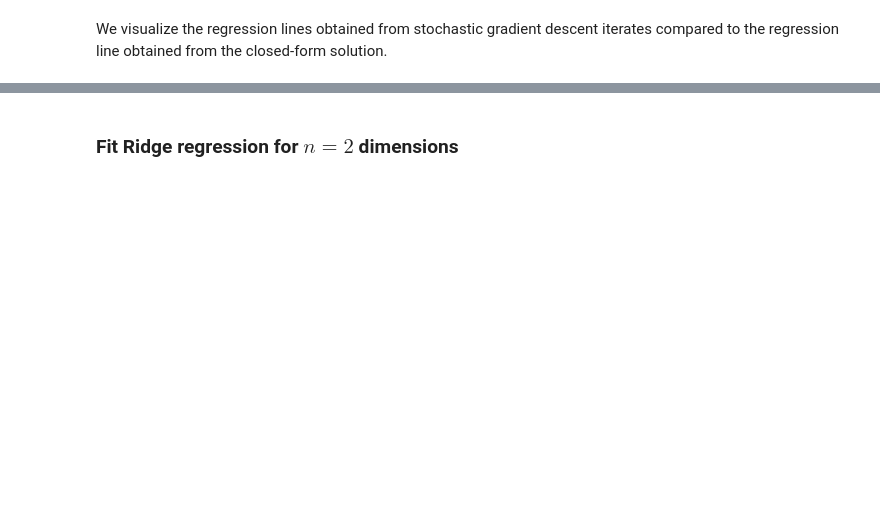
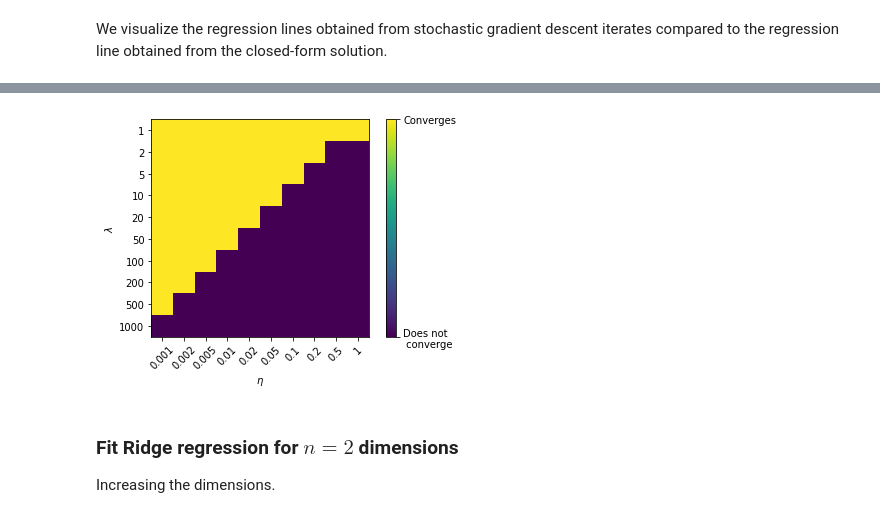
Before and after one commit to RobvanGastel/optimization-ml, a Jupyter notebook: Gradient_descent_convergence.ipynb, the cells around one changed output, grey strips where cells are left out. Cells and saved outputs as stored; diff of their text form; code cells hidden in the pictures; blank space fills up the shorter version.

```diff
--- a/Gradient_descent_convergence.ipynb
+++ b/Gradient_descent_convergence.ipynb
@@ -344,5 +385,13 @@ plot_x_trajectory_1d(f_1, x_history_sgd, x_rr_1)
+# %%
+etas = [1e-3, 2*1e-3, 5*1e-3, 1e-2, 2*1e-2, 5*1e-2, 1e-1, 2*1e-1, 5*1e-1, 1]
+lmbdas = [1, 2, 5, 10, 20, 50, 100, 200, 500, 1000]
+
+convergence_heatmap_sgd(A_1, y_1, etas, lmbdas, T = 100, convergence_tol=1)
+# %% [output]
+[figure, added]
 # %% [markdown]
 ### Fit Ridge regression for $n=2$ dimensions
+Increasing the dimensions.
 # %%
 m_2 = 50
 n_2 = 2
```
Also changed, not shown: parts of 40 cells of this notebook.
